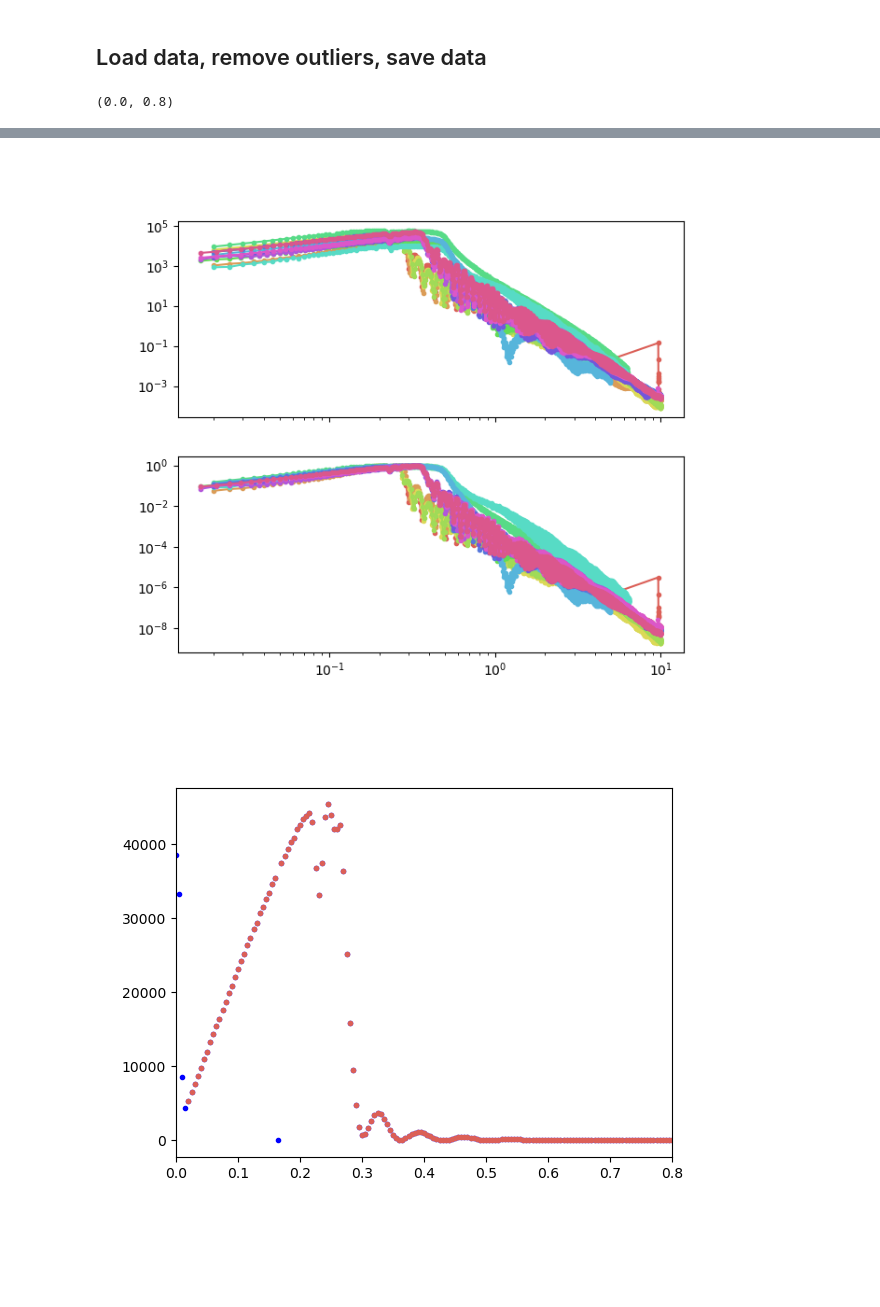
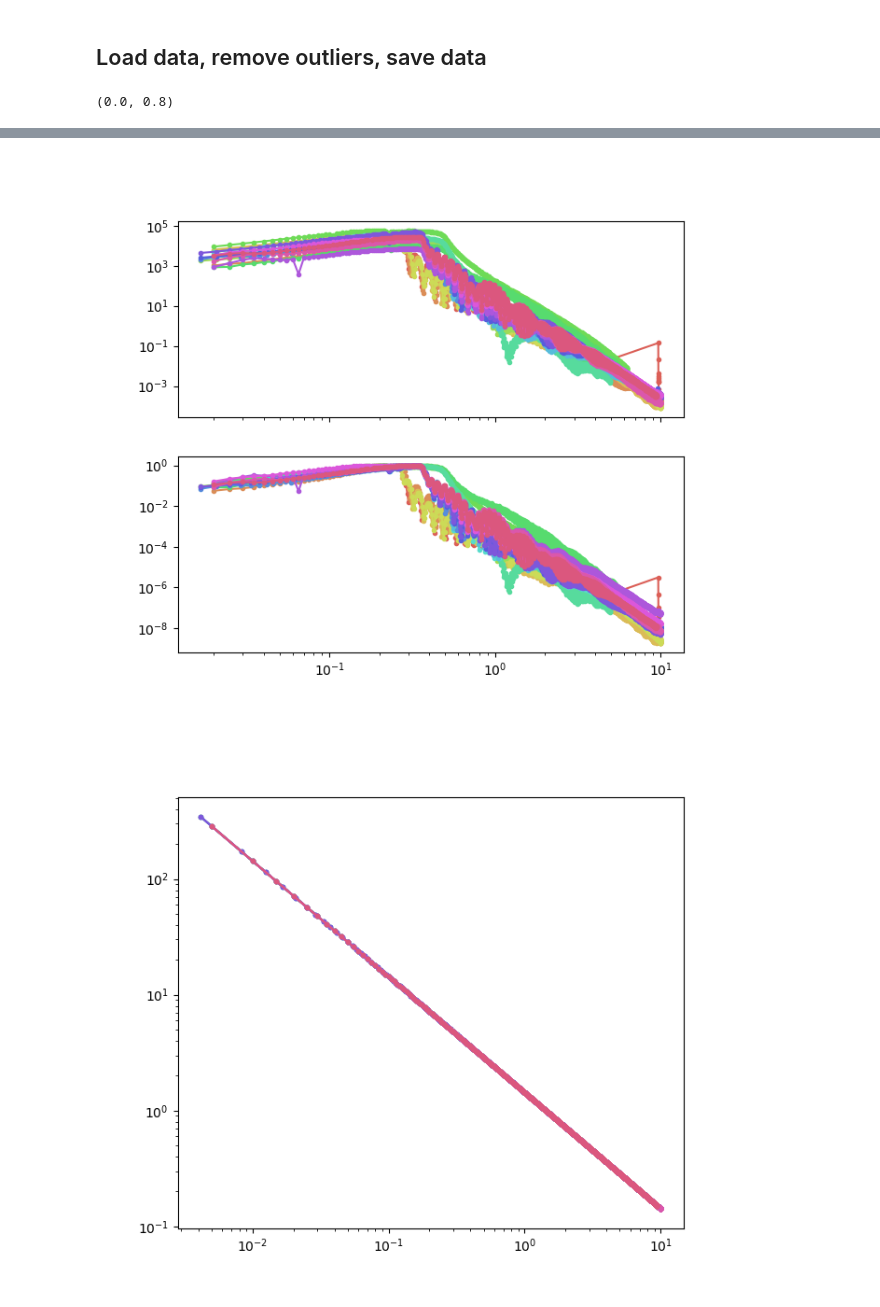
Before and after one commit to SchusterLab/xrr_analysis, a Jupyter notebook: data_preprocess.ipynb, the cells around one changed output, grey strips where cells are left out. Saved outputs shown, nothing was run; the diff lists cells and outputs as text; code cells hidden in the pictures; blank space fills up the shorter version.

```diff
--- a/data_preprocess.ipynb
+++ b/data_preprocess.ipynb
@@ -5,7 +5,7 @@ import matplotlib.pyplot as plt
 import glob
 import seaborn as sns
 pd.options.mode.chained_assignment = None
-pth = '/Users/sph/Library/CloudStorage/GoogleDrive-circuitqed@gmail.com/My Drive/Projects/Materials/XRay/XRR/'
+pth = '../Data/'
 flist= glob.glob('*.csv', root_dir=pth)
 
 flist.sort()
@@ -34,13 +50,12 @@ def clean_data(df):
 # %% [markdown]
 ## Load data, remove outliers, save data
 # %%
-plot_all=True
+plot_all=False
 sns.set_palette("hls", len(flist))
 
-
 fig, ax = plt.subplots(2,1, figsize=(7,6), sharex=True)
-
 fig2, ax2 = plt.subplots(2,1, figsize=(7,6), sharex=True)
+fig3, ax3 = plt.subplots(1,1, figsize=(7,6), sharex=True)
 %matplotlib widget
 for fname in flist:
     output_name = fname[0:-4] + '.txt'
@@ -51,6 +66,12 @@ for fname in flist:
 
     # Now df_clean contains your data without the outliers based on the moving average method
     chop_start = 4
+    ang= df['tth']*np.pi/180
+
+    df['cot'] = 1 / np.tan(ang)
+    df['cot'][0]=np.nan
+    df['x_err']=df['cot']/40
+
     df_clean = clean_data(df[chop_start:])
 
     ax[0].plot(df_clean['tth'], df_clean['Normalized'],'.-')
@@ -64,9 +85,9 @@ for fname in flist:
         plt.plot(df_clean['tth'], df_clean['Normalized'],'.')
         plt.xlim([0,0.8])
 
-
+    ax3.loglog(df['tth'], df['x_err'],'.-')
     # Step 1: Select the two columns from the DataFrame
-    selected_columns = df_clean[['tth', 'Normalized']]
+    selected_columns = df_clean[['tth', 'Normalized','x_err']]
 
     # Step 2: Save the selected columns to a text file without headers
     selected_columns.to_csv(pth + output_name, header=False, index=False, sep='\t')
@@ -80,2 +101,2 @@ ax[1].set_xlim(0,0.8)
-[figure, old version]
+[figure, new version]
-[figure, old version]
+[figure, new version]
```
Also changed, not shown: parts of 3 cells of this notebook, 4 other files.
